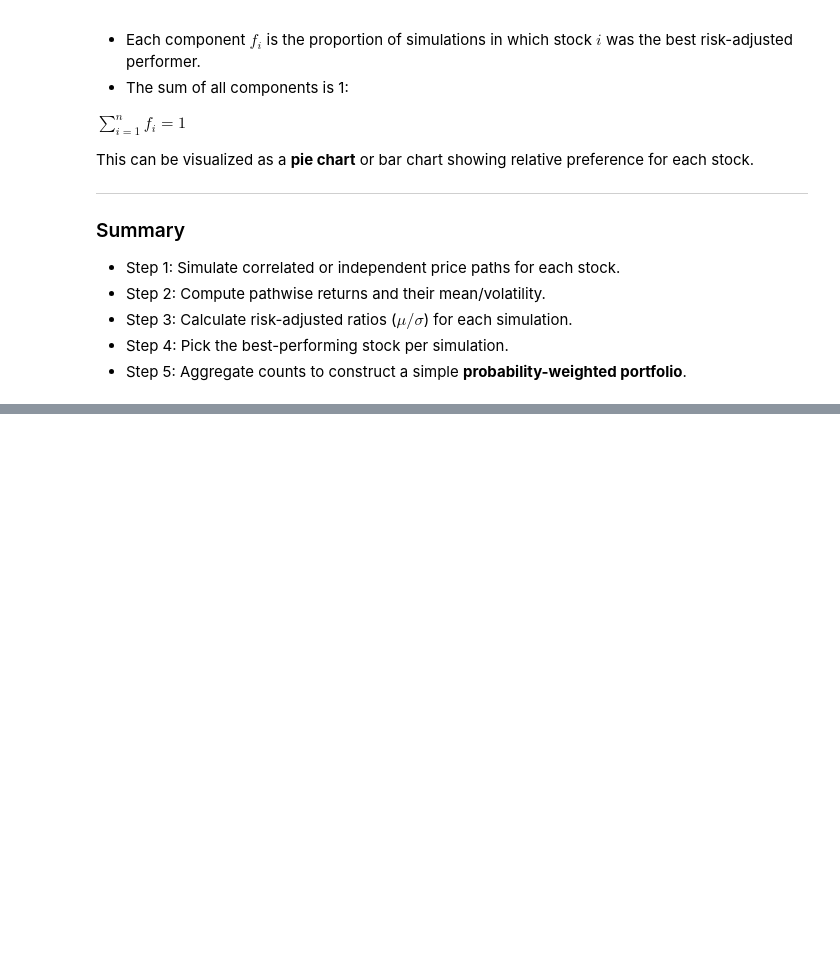
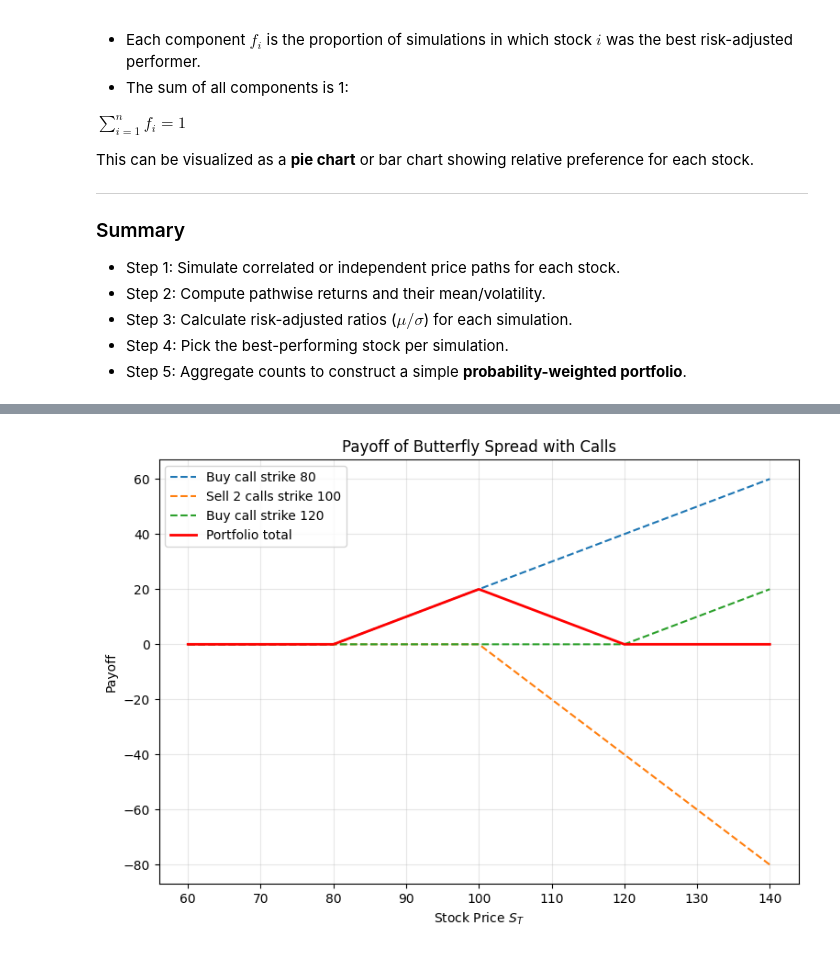
Before and after one commit to nathsten/Quantitative-Finance-Crashcourse, a Jupyter notebook: Portfolio-optimization.ipynb, the cells around one changed output, grey strips where cells are left out. Cells and saved outputs as stored; diff of their text form; code cells hidden in the pictures; blank space fills up the shorter version.

```diff
--- a/Portfolio-optimization.ipynb
+++ b/Portfolio-optimization.ipynb
@@ -340,0 +421,25 @@ plt.show()
+# %%
+K1, K2, K3 = 80, 100, 120
+S_T = np.linspace(60, 140, 500)
+
+call1 = np.maximum(S_T - K1, 0)      # long call at 80
+call2 = -2 * np.maximum(S_T - K2, 0) # short 2 calls at 100
+call3 = np.maximum(S_T - K3, 0)      # long call at 120
+
+portfolio = call1 + call2 + call3
+
+# --- Plot ---
+plt.figure(figsize=(9,6))
+plt.plot(S_T, call1, label='Buy call strike 80', linestyle='--')
+plt.plot(S_T, call2, label='Sell 2 calls strike 100', linestyle='--')
+plt.plot(S_T, call3, label='Buy call strike 120', linestyle='--')
+plt.plot(S_T, portfolio, label='Portfolio total', color='red', linewidth=2)
+
+plt.title("Payoff of Butterfly Spread with Calls")
+plt.xlabel("Stock Price $S_T$")
+plt.ylabel("Payoff")
+plt.legend()
+plt.grid(alpha=0.3)
+plt.show()
+# %% [output]
+[figure, added]
```
Also changed, not shown: parts of 4 cells of this notebook, 2 other files.
